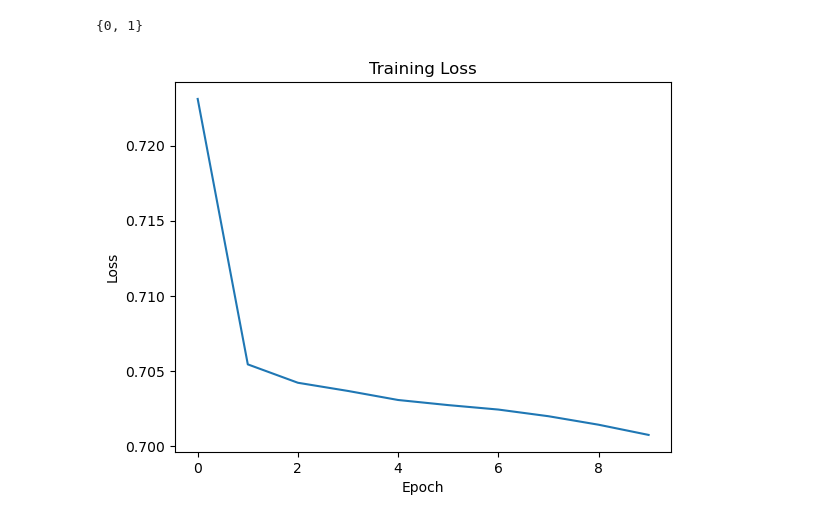
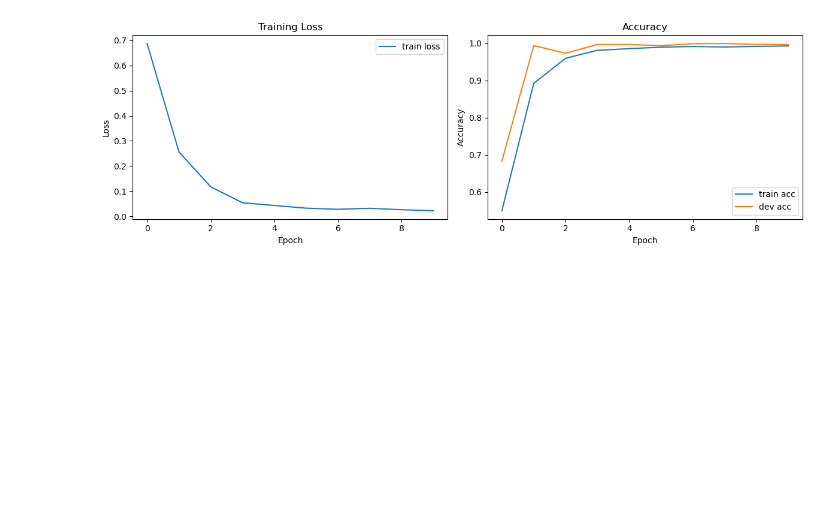
Before and after one commit to sara-graca/dyck-language-transformer, a Jupyter notebook: notebooks/training.ipynb, the cells around one changed output. Saved outputs shown, nothing was run; the diff lists cells and outputs as text; code cells hidden in the pictures; blank space fills up the shorter version.

Commit message:
Correction training and stop tracking results

```diff
--- a/notebooks/training.ipynb
+++ b/notebooks/training.ipynb
@@ -41,5 +43,5 @@ optimizer = torch.optim.Adam(model.parameters(), lr=1e-3)
 # %%
-tiny_data = det_train_data[:5000]
+tiny_data = det_train_data
 # %%
 
 for tokens, label in tiny_data[:5]:
@@ -53,12 +54,0 @@ for tokens, label in tiny_data[:5]:
-# %%
-
-model.eval()
-with torch.no_grad():
-    batch = tiny_data[:32]
-    xs, ys = zip(*batch)
-    xs = torch.tensor([[stoi[t] for t in x] for x in xs]).to(device)
-    ys = torch.tensor(ys).to(device)
-    cls_logits, _ = model(xs)
-    preds = torch.argmax(cls_logits, dim=1)
-    print("predictions:", preds.tolist())
-    print("labels:     ", ys.tolist())
@@ -153,17 +122 @@ tiny train acc (eval mode): 0.5138
-# %%
-# After a few epochs, check what the model actually predicts on dev
-model.eval()
-all_preds = []
-with torch.no_grad():
-    for i in range(0, 100, 50):  # just first 100 dev examples
-        batch = det_dev_data[i:i+50]
-        xs, ys = zip(*batch)
-        xs = torch.tensor([[stoi[t] for t in x] for x in xs]).to(device)
-        cls_logits, _ = model(xs)
-        preds = torch.argmax(cls_logits, dim=1)
-        all_preds.extend(preds.tolist())
-
-print(set(all_preds))  # if this prints {0} or {1}, model is collapsed
-# %% [output]
-{0, 1}
 # %%
@@ -171,8 +124,23 @@ torch.save(model.state_dict(), "../models/det_dyck_transformer.pt")
 # %%
-plt.plot(train_loss_curve)
-plt.title("Training Loss")
-plt.xlabel("Epoch")
-plt.ylabel("Loss")
+fig, (ax1, ax2) = plt.subplots(1, 2, figsize=(12, 4))
+
+ax1.plot(train_loss_curve, label="train loss")
+ax1.set_title("Training Loss")
+ax1.set_xlabel("Epoch")
+ax1.set_ylabel("Loss")
+ax1.legend()
+
+ax2.plot(train_acc_curve, label="train acc")
+ax2.plot(dev_acc_curve, label="dev acc")
+ax2.set_title("Accuracy")
+ax2.set_xlabel("Epoch")
+ax2.set_ylabel("Accuracy")
+ax2.legend()
+
+os.makedirs("../results/figures", exist_ok=True)
+
+plt.tight_layout()
+plt.savefig("../results/figures/det_training_curves.pdf")
 plt.show()
 # %% [output]
-[figure, old version]
+[figure, new version]
```
Also changed, not shown: parts of 6 cells of this notebook, 4 other files.
